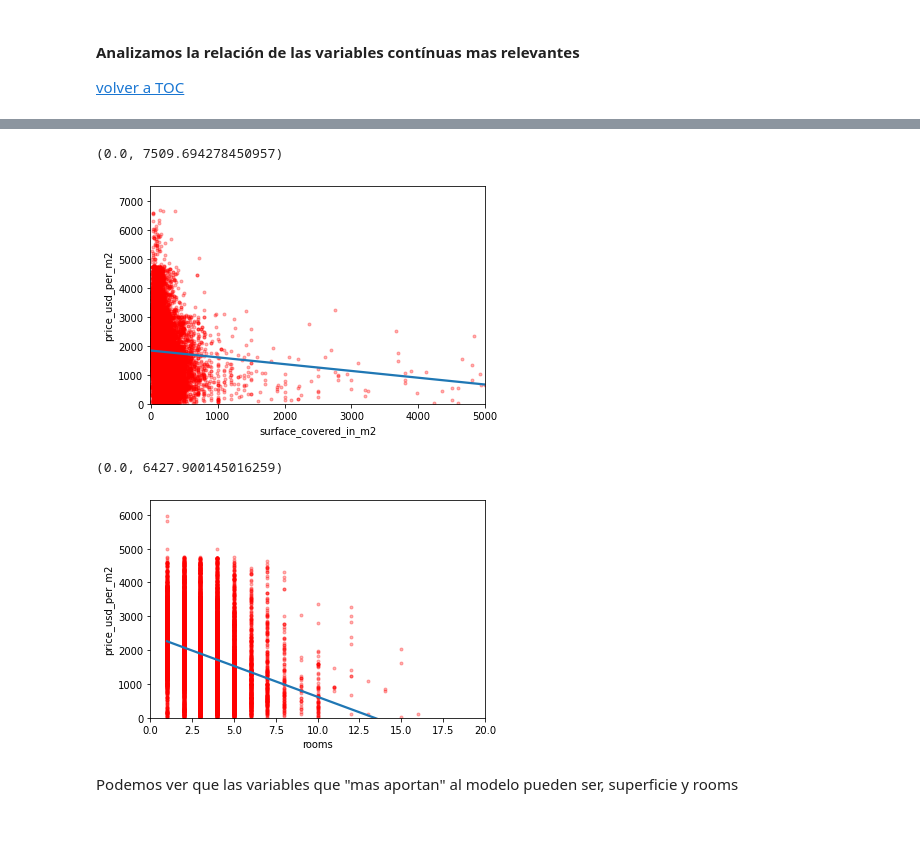
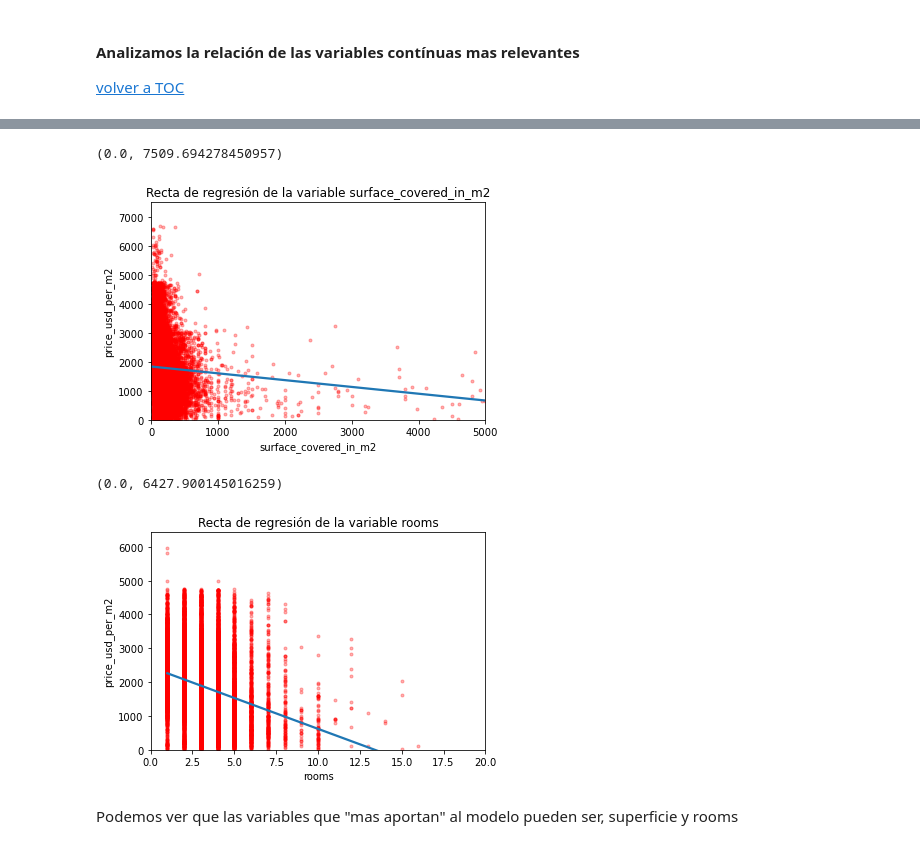
Before and after one commit to varelapablos/Desafio1-G3, a Jupyter notebook: Notebook - Desafio 2 - Regresion Lineal.ipynb, the cells around one changed output, grey strips where cells are left out. Cells and saved outputs as stored; diff of their text form; code cells hidden in the pictures.

```diff
--- a/Notebook - Desafio 2 - Regresion Lineal.ipynb
+++ b/Notebook - Desafio 2 - Regresion Lineal.ipynb
@@ -243,19 +243,19 @@ plt.ylim(bottom=0)
 # %%
 # Graficamos una recta de regresión de la variable surface_covered_in_m2:
-sns.regplot(data.surface_covered_in_m2, data.price_usd_per_m2, order=1, ci=None, scatter_kws={'color':'r', 's':9, 'alpha':.3})
+sns.regplot(data.surface_covered_in_m2, data.price_usd_per_m2, order=1, ci=None, scatter_kws={'color':'r', 's':9, 'alpha':.3}).set_title('Recta de regresión de la variable surface_covered_in_m2')
 plt.xlim(-10,5000)
 plt.ylim(bottom=0)
 # %% [output]
 (0.0, 7509.694278450957)
-[figure, old version]
+[figure, new version]
 # %%
-# Graficamos una recta de regresión de la variable rooms:
-sns.regplot(data.rooms, data.price_usd_per_m2, order=1, ci=None, scatter_kws={'color':'r', 's':9,'alpha':.3})
+# Graficamos una recta de regresión de la variable rooms, pero luego la transformaremos en variable dummie:
+sns.regplot(data.rooms, data.price_usd_per_m2, order=1, ci=None, scatter_kws={'color':'r', 's':9,'alpha':.3}).set_title('Recta de regresión de la variable rooms')
 plt.xlim(0,20)
 plt.ylim(bottom=0)
 # %% [output]
 (0.0, 6427.900145016259)
-[figure, old version]
+[figure, new version]
 # %% [markdown]
 Podemos ver que las variables que "mas aportan" al modelo pueden ser, superficie y rooms
 # %% [markdown]
```
Also changed, not shown: parts of 29 cells of this notebook.
